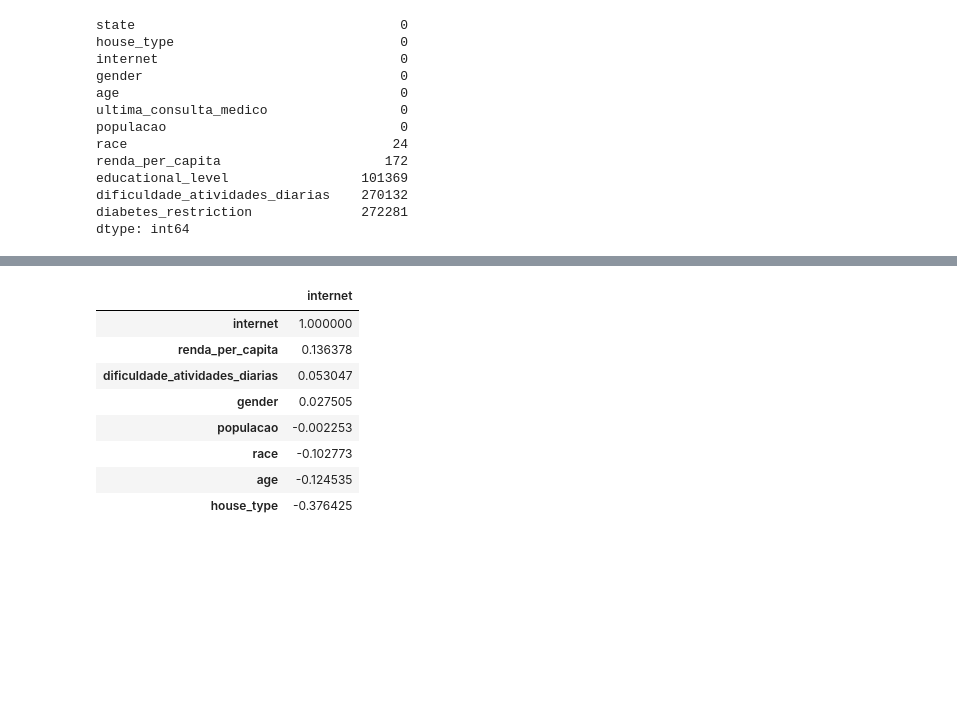
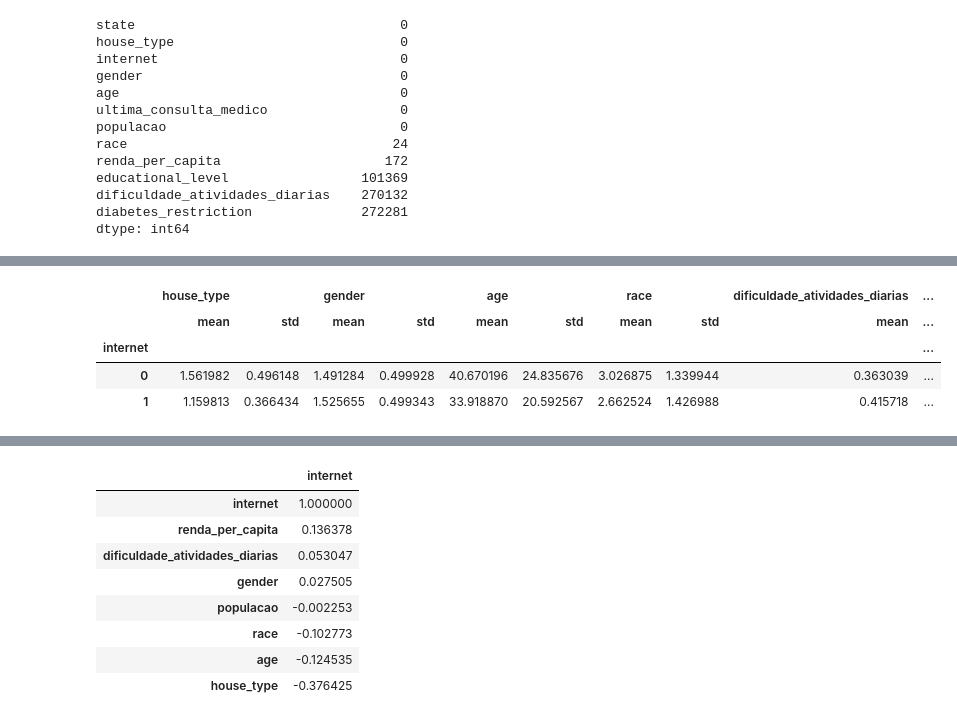
Before and after one commit to luisnakayama/IBGE_internet, a Jupyter notebook: ibge.ipynb, the cells around one changed output, grey strips where cells are left out. Saved outputs shown, nothing was run; the diff lists cells and outputs as text; code cells hidden in the pictures; blank space fills up the shorter version.

```diff
--- a/ibge.ipynb
+++ b/ibge.ipynb
@@ -126,3 +138,12 @@ dtype: int64
+# %%
+comparacao= data.sort_values('renda_per_capita').groupby('internet').agg(['mean','std'])
+comparacao
+# %% [output]
+|  | house_type |  | gender |  | age |  | race |  | dificuldade_atividades_diarias | ... |
+|  | mean | std | mean | std | mean | std | mean | std | mean | ... |
+| internet |  |  |  |  |  |  |  |  |  | ... |
+| 0 | 1.561982 | 0.496148 | 1.491284 | 0.499928 | 40.670196 | 24.835676 | 3.026875 | 1.339944 | 0.363039 | ... |
+| 1 | 1.159813 | 0.366434 | 1.525655 | 0.499343 | 33.918870 | 20.592567 | 2.662524 | 1.426988 | 0.415718 | ... |
 # %%
 
 corr = data.corr()
```
Also changed, not shown: parts of 2 cells of this notebook.
